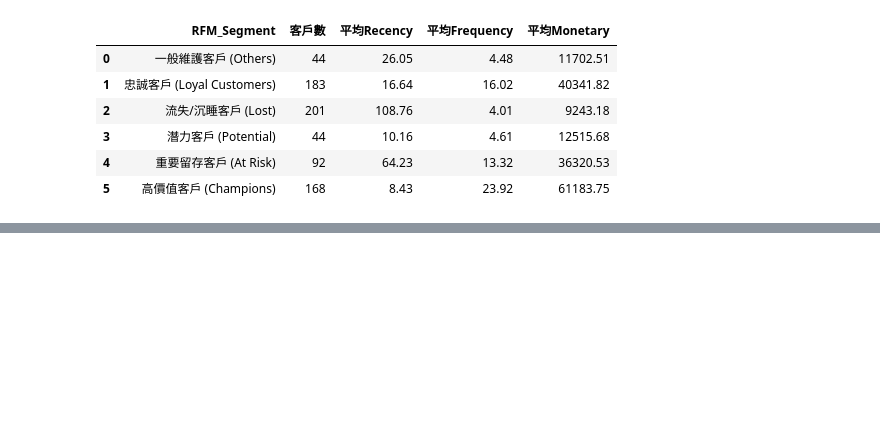
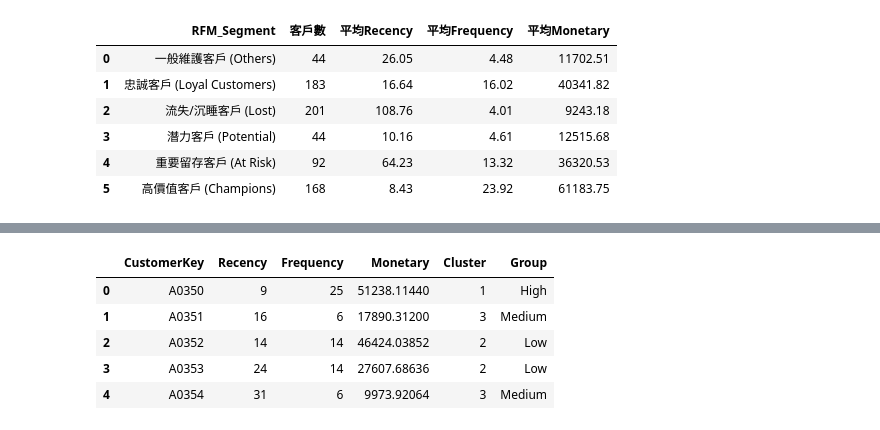
Before and after one commit to hanyuchen0404-sherry/RFM-Analysis, a Jupyter notebook: RFM_Analysis.ipynb, the cells around one changed output, grey strips where cells are left out. Cells and saved outputs as stored; diff of their text form; code cells hidden in the pictures; blank space fills up the shorter version.

```diff
--- a/RFM_Analysis.ipynb
+++ b/RFM_Analysis.ipynb
@@ -200,0 +296,31 @@ segment_summary.style.set_properties(**{'text-align': 'center'}).set_table_style
+# %%
+import pandas as pd
+
+# 1. 建立群組對應字典，並將 nrfm 的 Cluster 資訊對應後新增為 df_rfm 的 'Group' 欄位
+cluster_mapping = {
+    0: 'Missing',
+    1: 'High',
+    2: 'Low',
+    3: 'Medium'
+}
+
+# 確保 df_rfm 中有最新分群資訊
+if 'Cluster' in df_rfm.columns:
+    df_rfm = df_rfm.drop(columns=['Cluster'])
+
+# 先合併 Cluster 數值，再進行對應轉換
+df_rfm = df_rfm.merge(nrfm[['CustomerKey', 'Cluster']], on='CustomerKey', how='left')
+df_rfm['Group'] = df_rfm['Cluster'].map(cluster_mapping)
+
+# 2. 將包含完整欄位與新群組標籤的資料表匯出為 CSV 檔
+df_rfm.to_csv('RFM_result.csv', index=False, encoding='utf-8-sig')
+
+# 3. 檢查前 5 列成果
+display(df_rfm.head())
+# %% [output]
+|  | CustomerKey | Recency | Frequency | Monetary | Cluster | Group |
+| 0 | A0350 | 9 | 25 | 51238.11440 | 1 | High |
+| 1 | A0351 | 16 | 6 | 17890.31200 | 3 | Medium |
+| 2 | A0352 | 14 | 14 | 46424.03852 | 2 | Low |
+| 3 | A0353 | 24 | 14 | 27607.68636 | 2 | Low |
+| 4 | A0354 | 31 | 6 | 9973.92064 | 3 | Medium |
```
Also changed, not shown: parts of 4 cells of this notebook.
